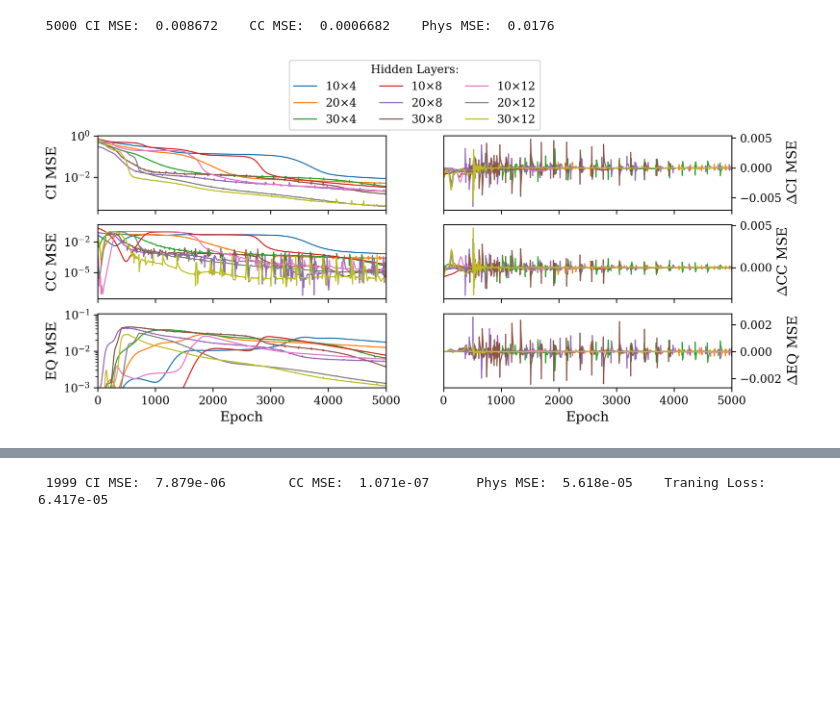
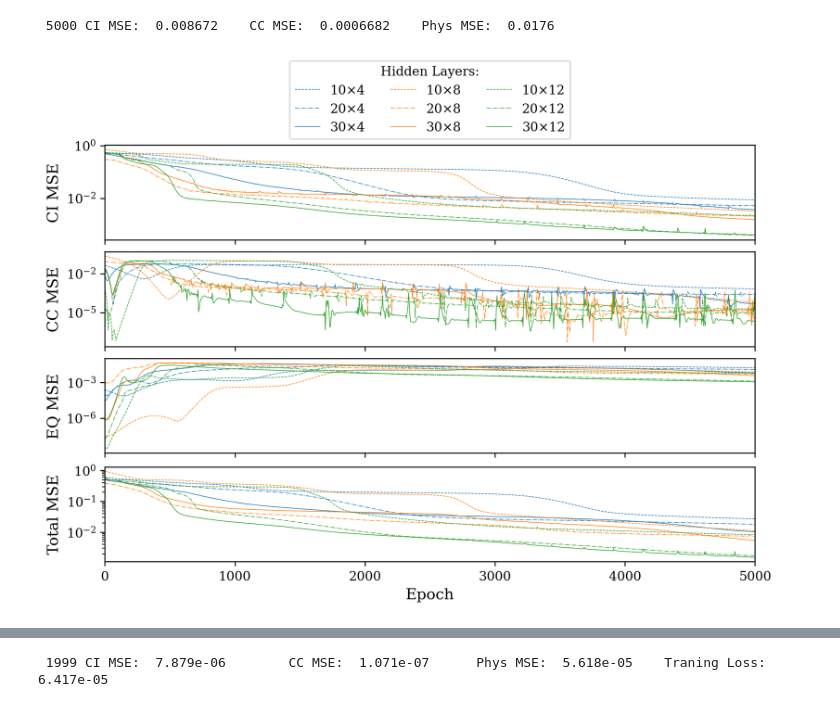
Before and after one commit to agustinbrusco/Sistemas_Complejos, a Jupyter notebook: guias/Guia2.ipynb, the cells around one changed output, grey strips where cells are left out. Cells and saved outputs as stored; diff of their text form; code cells hidden in the pictures; blank space fills up the shorter version.

Commit message:
mejoré plot perdida para hidden layers

```diff
--- a/guias/Guia2.ipynb
+++ b/guias/Guia2.ipynb
@@ -715,39 +716,50 @@ tags = {
     "burgers_solver_tanh_00": "20×8",
     "burgers_solver_tanh_01": "10×4",
     "burgers_solver_tanh_02": "20×4",
     "burgers_solver_tanh_03": "30×4",
     "burgers_solver_tanh_04": "10×8",
     "burgers_solver_tanh_05": "30×8",
     "burgers_solver_tanh_06": "10×12",
     "burgers_solver_tanh_07": "20×12",
     "burgers_solver_tanh_08": "30×12",
 }
-fig, axs = plt.subplots(3, 2, sharex=True, figsize=(10, 4))
+def get_model_style(model_name: str) -> dict:
+    layers_str = tags[model_name]
+    layer_count, layer_size = layers_str.split("×")
+    colors = {"4": "C0", "8": "C1", "12": "C2"}
+    linestyles = {"10": "--", "20": "-.", "30": "-"}
+    return dict(
+        color=colors[layer_size],
+        linestyle=linestyles[layer_count],
+    )
+
+fig, axs = plt.subplots(4, sharex=True, figsize=(8, 6), constrained_layout=True)
 for model_name in [
     "burgers_solver_tanh_01",
     "burgers_solver_tanh_02",
     "burgers_solver_tanh_03",
     "burgers_solver_tanh_04",
     "burgers_solver_tanh_00",
     "burgers_solver_tanh_05",
     "burgers_solver_tanh_06",
     "burgers_solver_tanh_07",
     "burgers_solver_tanh_08"
 ]:
     loss_vals = np.load(f"modelos_entrenados/{model_name}_loss.npy")
     plot_training_loss(
         loss_vals,
         plot_every=5,
-        loss_plots_kwargs=dict(label=tags[model_name]),
-        diff_plots_kwargs=dict(linewidth=1, ls="-", ms=0),
         axs=axs,
+        ms=None, lw=0.5,
+        **get_model_style(model_name),
+        label=tags[model_name],
     )
 # Extended legend over first ax:
-axs[0, 0].legend(title="Hidden Layers:", bbox_to_anchor=(1.1, 1), loc="lower center", ncol=3)
-axs[2, 0].set_ylim(bottom=1e-3)
+axs[0].legend(title="Hidden Layers:", bbox_to_anchor=(0.5, 1), loc="lower center", ncol=3)
+# axs[2].set_ylim(bottom=1e-3)
 plt.show()
 # %% [output]
-[figure, old version]
+[figure, new version]
 # %%
 t_plot = torch.linspace(0, 1, 100)  # Definimos muestra temporal para graficar
 x_plot = torch.linspace(0, 2 * np.pi, 512)  # Definimos muestra espacial para graficar
```
Also changed, not shown: parts of 10 cells of this notebook, 1 other file.
